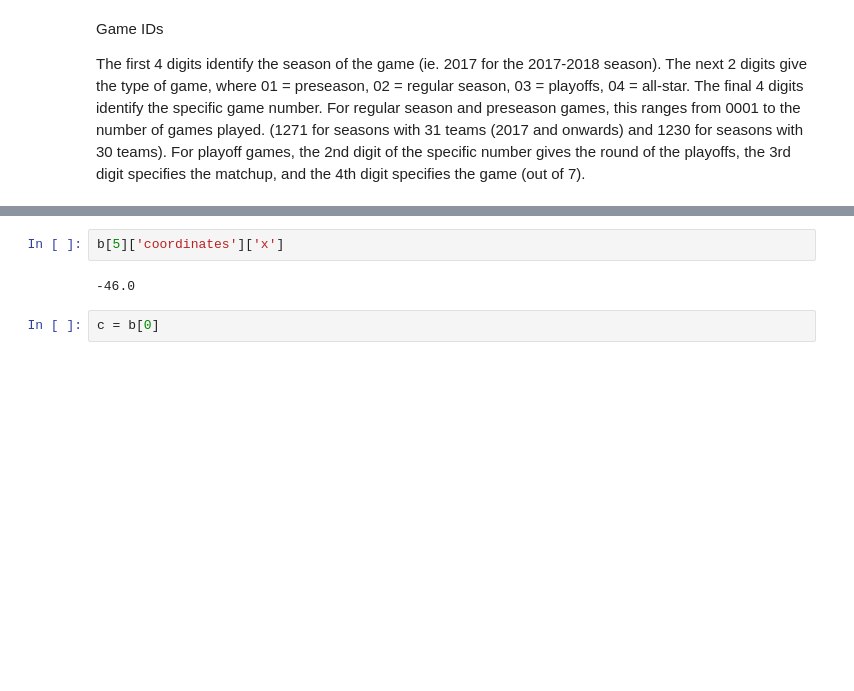
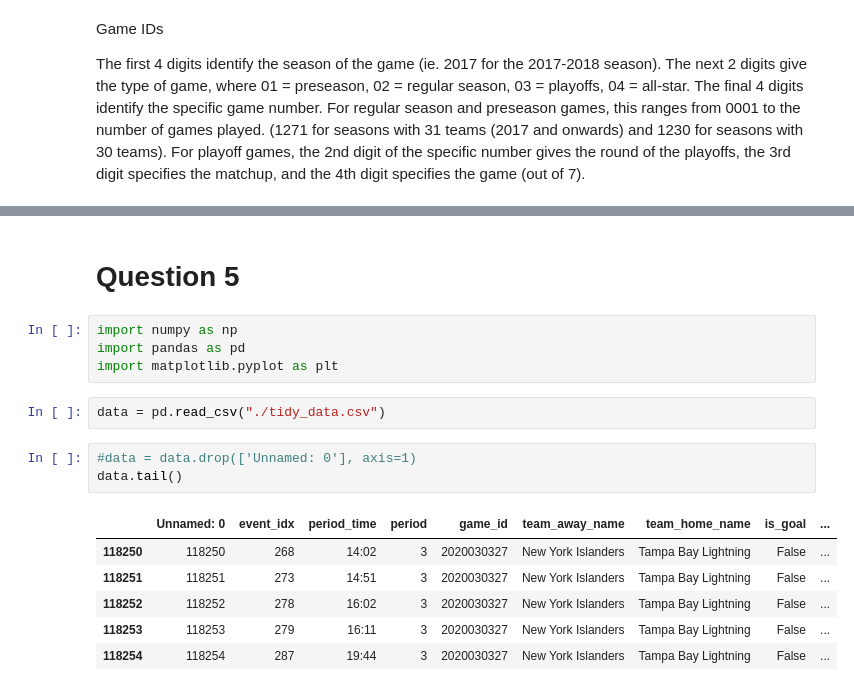
Before and after one commit to mina-parham/IFT6758-Project, a Jupyter notebook: notebooks/Question 1 sample.ipynb, the cells around one changed output, grey strips where cells are left out. Drawn from its saved outputs; the diff is of its cells as text; blank space fills up the shorter version.

Commit message:
question 5.1

```diff
--- a/notebooks/Question 1 sample.ipynb
+++ b/notebooks/Question 1 sample.ipynb
@@ -149,6 +107,18 @@ b[5]['coordinates']
-# %%
-b[5]['coordinates']['x']
-# %% [output]
--46.0
-# %%
-c = b[0]
+# %% [markdown]
+# Question 5
+# %%
+import numpy as np
+import pandas as pd
+import matplotlib.pyplot as plt
+# %%
+data = pd.read_csv("./tidy_data.csv")
+# %%
+#data = data.drop(['Unnamed: 0'], axis=1)
+data.tail()
+# %% [output]
+|  | Unnamed: 0 | event_idx | period_time | period | game_id | team_away_name | team_home_name | is_goal | ... |
+| 118250 | 118250 | 268 | 14:02 | 3 | 2020030327 | New York Islanders | Tampa Bay Lightning | False | ... |
+| 118251 | 118251 | 273 | 14:51 | 3 | 2020030327 | New York Islanders | Tampa Bay Lightning | False | ... |
+| 118252 | 118252 | 278 | 16:02 | 3 | 2020030327 | New York Islanders | Tampa Bay Lightning | False | ... |
+| 118253 | 118253 | 279 | 16:11 | 3 | 2020030327 | New York Islanders | Tampa Bay Lightning | False | ... |
+| 118254 | 118254 | 287 | 19:44 | 3 | 2020030327 | New York Islanders | Tampa Bay Lightning | False | ... |
```
Also changed, not shown: parts of 26 cells of this notebook.
